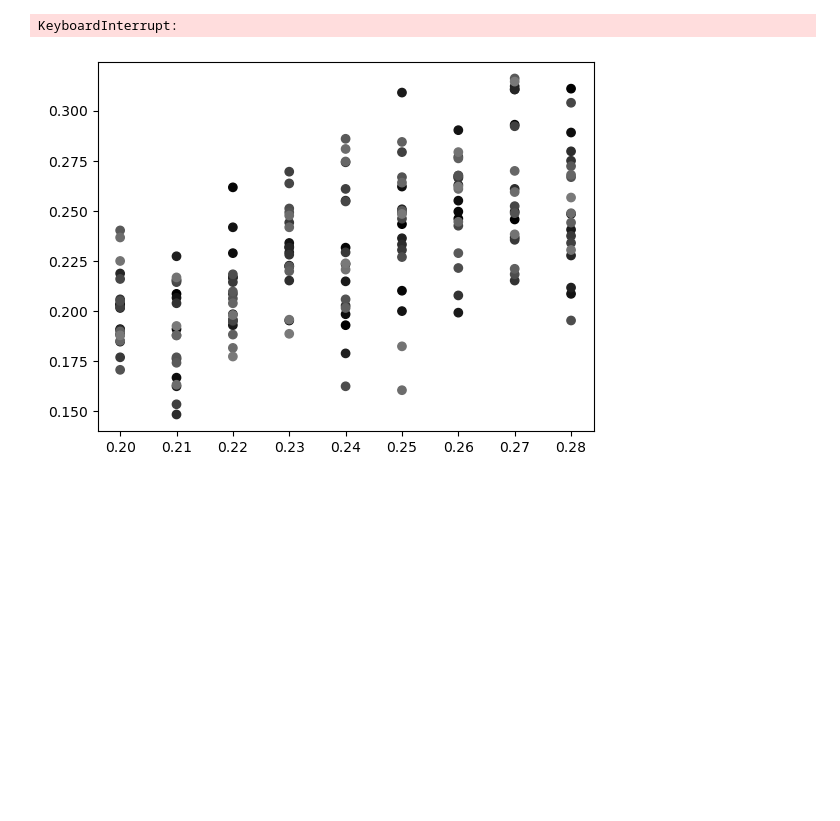
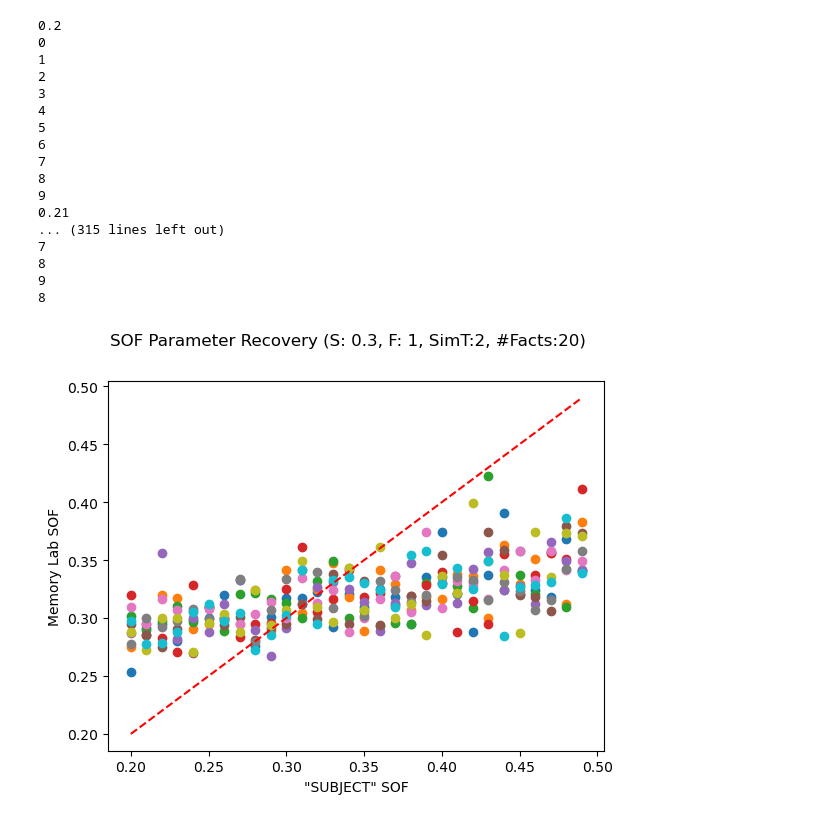
Before and after one commit to FrankieReyna/mlModel, a Jupyter notebook: user-models-2122/recovery.ipynb, the cells around one changed output. Cells and saved outputs as stored; diff of their text form; code cells hidden in the pictures; blank space fills up the shorter version.

```diff
--- a/user-models-2122/recovery.ipynb
+++ b/user-models-2122/recovery.ipynb
@@ -118,7 +125,7 @@ def simulate(SOF):
             memories[fact_id].add_trace(t)
             actv = Infinity                         #PLEASSE COME BACK TO THIS
             corr = get_response(actv, S, FORGET_THRESHOLD)
-            rst = rst(actv, t0) # for milliseconds
+            rst = calc_rst(actv, t0) # for milliseconds
 
             t += rst
 
@@ -131,7 +138,7 @@ def simulate(SOF):
             fact_id = fact[0]
             actv = noise_actv(memories[fact_id], t)
             corr = get_response(actv, S, FORGET_THRESHOLD)
-            rst = rst(actv, t0)
+            rst = calc_rst(actv, t0)
 
             resp = Response(fact, t * 1000, rst * 1000, corr)
             sm.register_response(resp)
@@ -149,18 +156,3 @@ def simulate(SOF):
         sof.append(sm.get_rate_of_forgetting(t * 1000, sm.facts[x]))
 
     return sof
-
-sofs = []
-
-for x in range(1):
-    sofs.extend(simulate(sof))
-
-plt.hist(sofs, 100, [-1/2, 1/2], rwidth = 0.5)
-
-plt.suptitle(f"SOF ({sof}) MODEL / Avg ({sum(sofs)/len(sofs)}) \n (min: {SIM_END_TIME}, s: {S}, f: {F}, facts: {NUM_FACTS}) ")
-plt.grid(True)
-plt.xlabel(f"SOF ({sof}) - PREDICTED SOF")
-plt.ylabel("Count")
-
-
-plt.show()
@@ -169,23 +185,44 @@ plt.show()
 # %%
 #Darker is older, lighter is newer
-
+#INDV Participant
+num_part = 10
 msofs = [x / 100 for x in range(20, 50)]
 sofs = []
 
-colors = [f"{x / (NUM_FACTS * 2)}" for x in range(0, NUM_FACTS)]
 
-for s in [0.05, 0.1, 0.2, 0.3]:
-    for msof in msofs:
+
+for msof in msofs:
+    print(msof)
+    for _ in range(num_part):
+        print(_)
         sofs = simulate(msof)
-        plt.scatter([msof for _ in range(len(sofs))], sofs, c=colors )
+        sofs = [i for i in sofs if i != 0.3] #CHANGE THIS WHENEVER BASLINE SOF CHANGES
+        avg = sum(sofs)/len(sofs)
+        plt.scatter(msof, avg)
 
-    print(len(sofs))
-    plt.suptitle(f"SOF Parameter Recovery (S: {S}, F: {F}, SimT:{SIM_END_TIME}, #Facts:{NUM_FACTS})\n(Dark: Earlier Fact, Light: Later Fact)")
-    plt.xlabel("\"SUBJECT\" SOF")
-    plt.ylabel("Memory Lab SOF")
-    plt.plot(msofs,msofs,"r--")
+print(len(sofs))
+plt.suptitle(f"SOF Parameter Recovery (S: {S}, F: {F}, SimT:{SIM_END_TIME}, #Facts:{NUM_FACTS})")
+plt.xlabel("\"SUBJECT\" SOF")
+plt.ylabel("Memory Lab SOF")
+plt.plot(msofs, msofs,"r--")
 
-    plt.show()
+plt.show()
 # %% [output]
-KeyboardInterrupt:
+0.2
+0
+1
+2
+3
+4
+5
+6
+7
+8
+9
+0.21
+... (315 lines left out)
+7
+8
+9
+8
-[figure, old version]
+[figure, new version]
```
Also changed, not shown: parts of 9 cells of this notebook, 5 other files.
